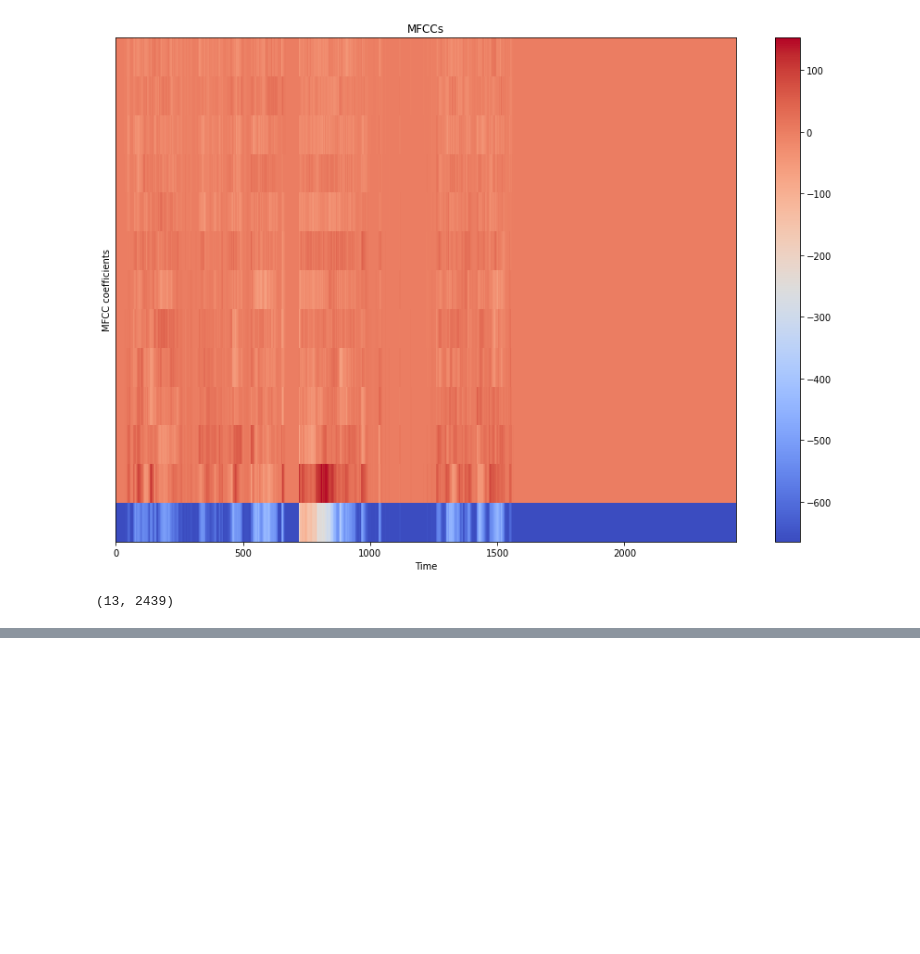
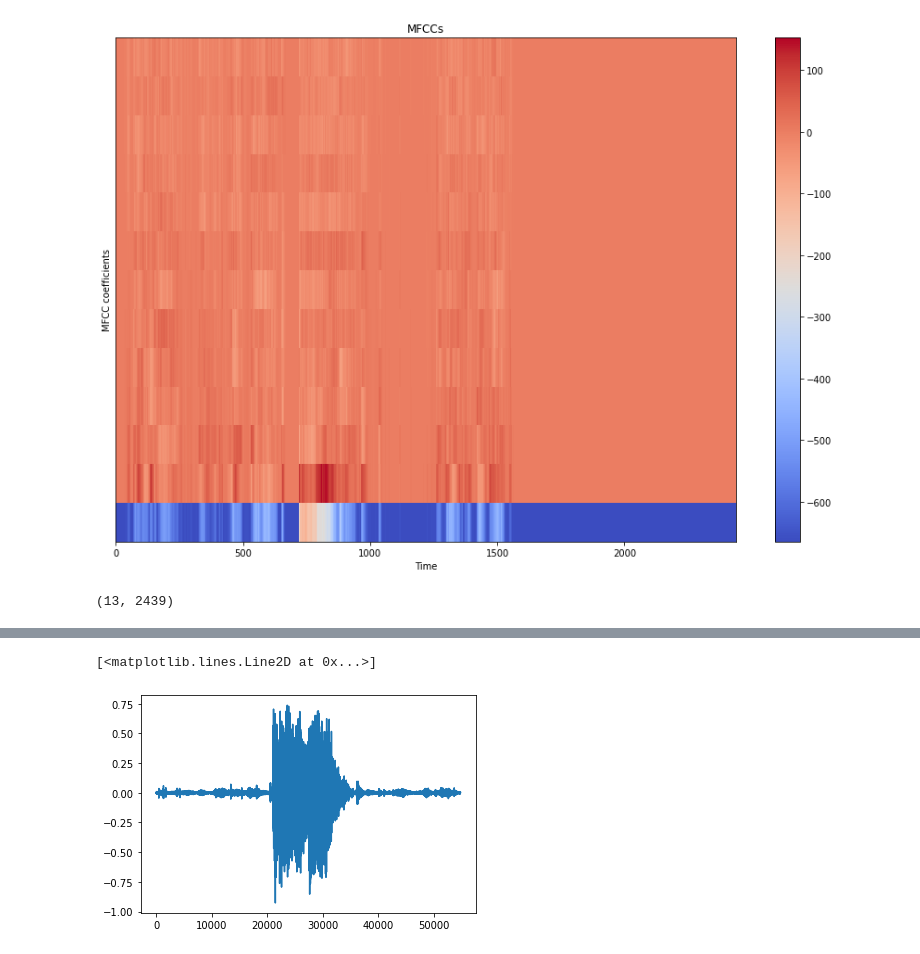
Before and after one commit to bub3690/dacon_study, a Jupyter notebook: covid19/EDA.ipynb, the cells around one changed output, grey strips where cells are left out. Cells and saved outputs as stored; diff of their text form; code cells hidden in the pictures; blank space fills up the shorter version.

```diff
--- a/covid19/EDA.ipynb
+++ b/covid19/EDA.ipynb
@@ -370,0 +408,5 @@ print(MFCCs.shape)
+# %%
+plt.plot( covid_dats[0][zero_val] )
+# %% [output]
+[<matplotlib.lines.Line2D at 0x...>]
+[figure, added]
```
Also changed, not shown: parts of 10 cells of this notebook, 5 other files.
